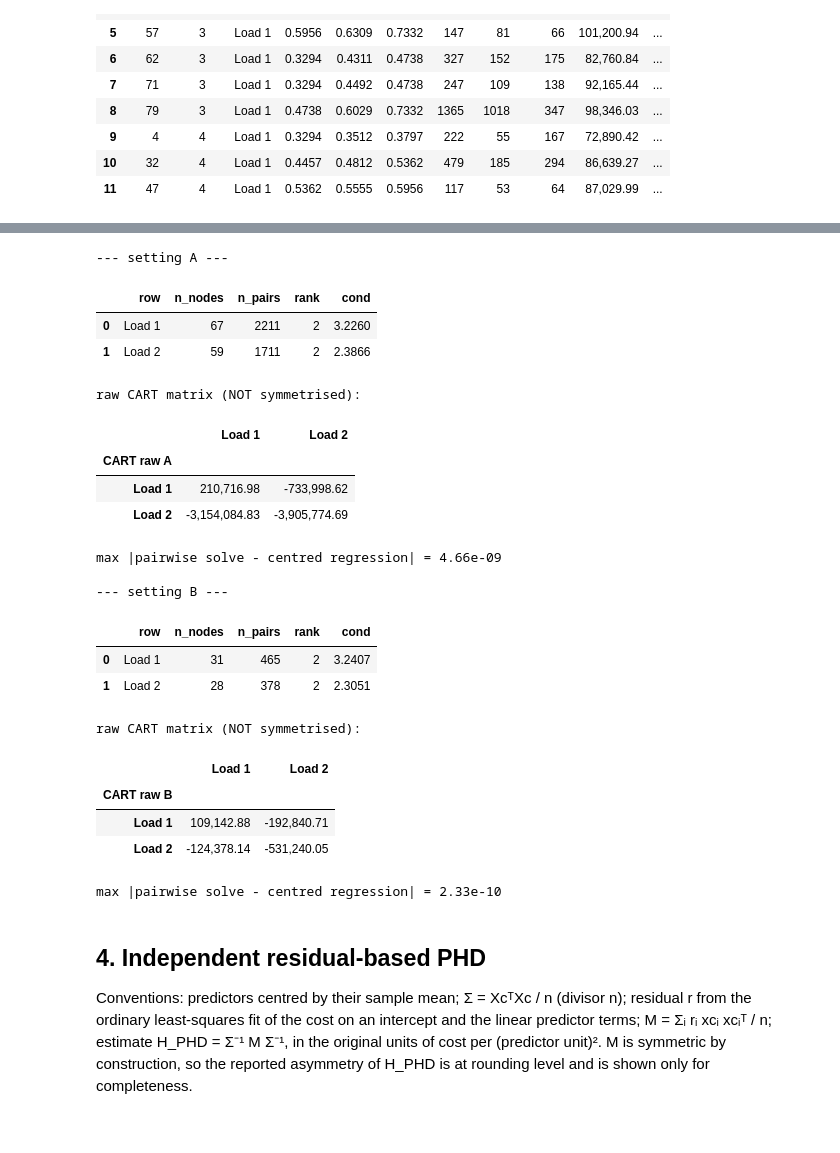
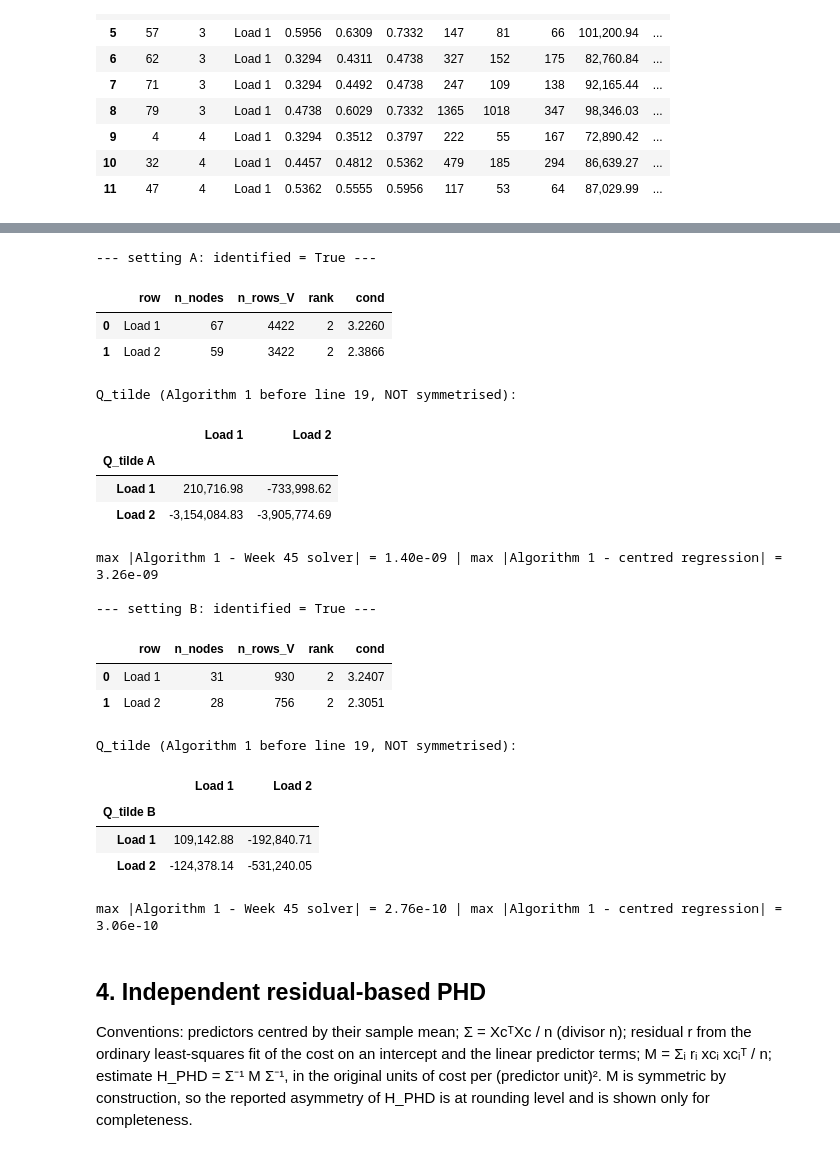
Before and after one commit to hitotoro24/PICART, a Jupyter notebook: weeks/2026-W46/maple_diagnostics/maple_opfdata_hessian_2d.ipynb, the cells around one changed output, grey strips where cells are left out. Cells and saved outputs as stored; diff of their text form; code cells hidden in the pictures.

```diff
--- a/weeks/2026-W46/maple_diagnostics/maple_opfdata_hessian_2d.ipynb
+++ b/weeks/2026-W46/maple_diagnostics/maple_opfdata_hessian_2d.ipynb
@@ -115,35 +154,38 @@ the effective centres after centring, one regression per axis) to confirm the tw
 # %%
-H_raw, diag = {}, {}
+H_raw, H_hat, diag = {}, {}, {}
 for k in settings:
-    H_raw[k], diag[k] = L.cart_hessian_raw(nodes[k], D)
+    res = L.algorithm1_hessian(nodes[k], D)
+    H_raw[k], H_hat[k], diag[k] = res["Q_tilde"], res["Q_hat"], res["diag"]
+    w45, _ = L.cart_hessian_raw(nodes[k], D)
     alt = L.centred_regression_rows(nodes[k], D)
-    print(f"--- setting {k} ---")
+    print(f"--- setting {k}: identified = {res['identified']} ---")
     display(diag[k])
-    print("raw CART matrix (NOT symmetrised):")
-    display(L.matrix_frame(H_raw[k], f"CART raw {k}"))
-    print(f"max |pairwise solve - centred regression| = {np.nanmax(np.abs(H_raw[k]-alt)):.2e}\n")
+    print("Q_tilde (Algorithm 1 before line 19, NOT symmetrised):")
+    display(L.matrix_frame(H_raw[k], f"Q_tilde {k}"))
+    print(f"max |Algorithm 1 - Week 45 solver| = {np.nanmax(np.abs(H_raw[k]-w45)):.2e} | "
+          f"max |Algorithm 1 - centred regression| = {np.nanmax(np.abs(H_raw[k]-alt)):.2e}\n")
 # %% [output]
---- setting A ---
+--- setting A: identified = True ---
-|  | row | n_nodes | n_pairs | rank | cond |
-| 0 | Load 1 | 67 | 2211 | 2 | 3.2260 |
-| 1 | Load 2 | 59 | 1711 | 2 | 2.3866 |
+|  | row | n_nodes | n_rows_V | rank | cond |
+| 0 | Load 1 | 67 | 4422 | 2 | 3.2260 |
+| 1 | Load 2 | 59 | 3422 | 2 | 2.3866 |
-raw CART matrix (NOT symmetrised):
+Q_tilde (Algorithm 1 before line 19, NOT symmetrised):
 |  | Load 1 | Load 2 |
-| CART raw A |  |  |
+| Q_tilde A |  |  |
 | Load 1 | 210,716.98 | -733,998.62 |
 | Load 2 | -3,154,084.83 | -3,905,774.69 |
-max |pairwise solve - centred regression| = 4.66e-09
+max |Algorithm 1 - Week 45 solver| = 1.40e-09 | max |Algorithm 1 - centred regression| = 3.26e-09
 
---- setting B ---
+--- setting B: identified = True ---
-|  | row | n_nodes | n_pairs | rank | cond |
-| 0 | Load 1 | 31 | 465 | 2 | 3.2407 |
-| 1 | Load 2 | 28 | 378 | 2 | 2.3051 |
+|  | row | n_nodes | n_rows_V | rank | cond |
+| 0 | Load 1 | 31 | 930 | 2 | 3.2407 |
+| 1 | Load 2 | 28 | 756 | 2 | 2.3051 |
-raw CART matrix (NOT symmetrised):
+Q_tilde (Algorithm 1 before line 19, NOT symmetrised):
 |  | Load 1 | Load 2 |
-| CART raw B |  |  |
+| Q_tilde B |  |  |
 | Load 1 | 109,142.88 | -192,840.71 |
 | Load 2 | -124,378.14 | -531,240.05 |
-max |pairwise solve - centred regression| = 2.33e-10
+max |Algorithm 1 - Week 45 solver| = 2.76e-10 | max |Algorithm 1 - centred regression| = 3.06e-10
 # %% [markdown]
 ## 4. Independent residual-based PHD
 
```
Also changed, not shown: parts of 12 cells of this notebook, 4 other files.
